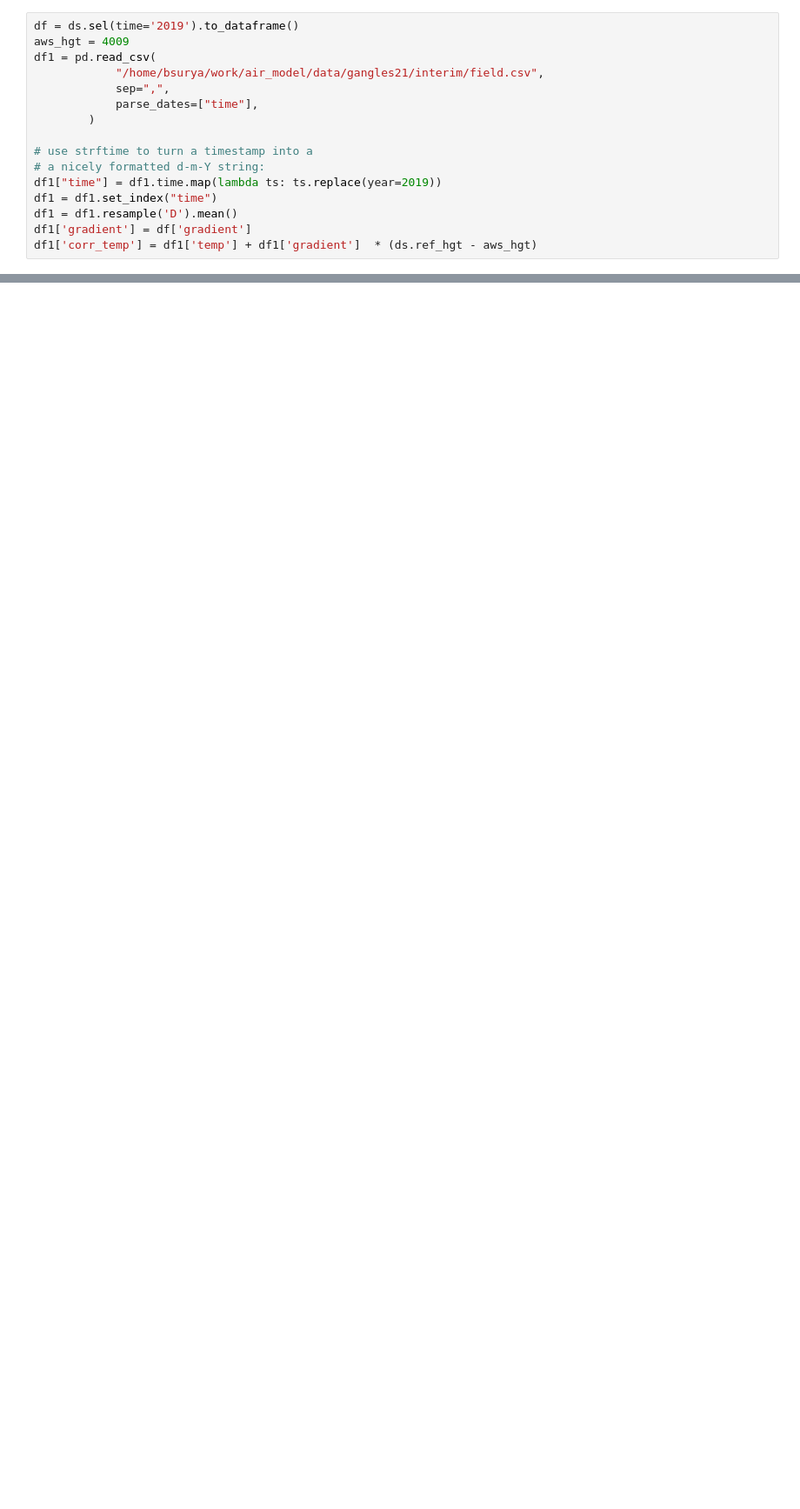
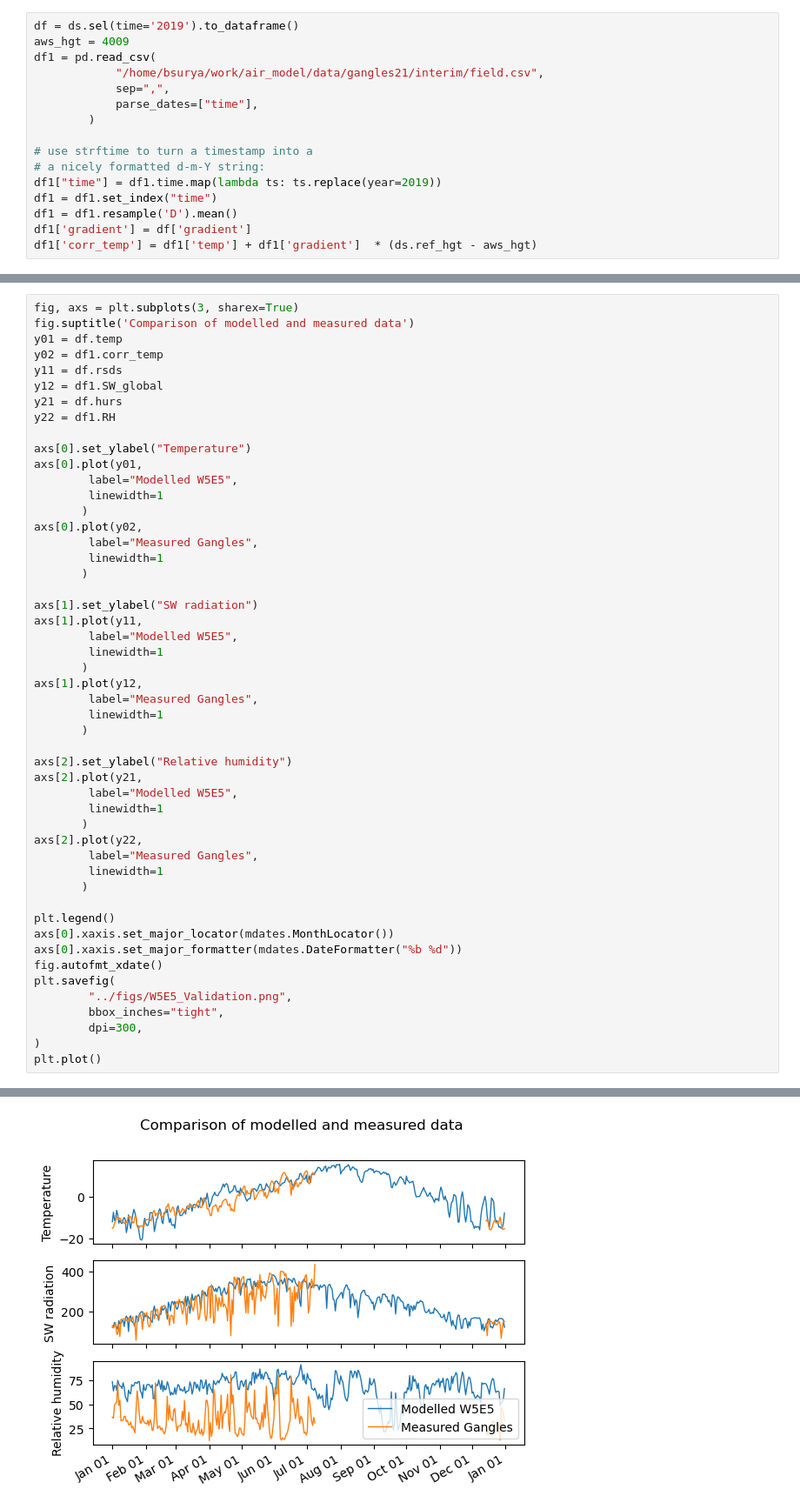
Before and after one commit to gayashiva/AIR-suitability-index, a Jupyter notebook: docs/test-W5E5-quality.ipynb, the cells around one changed output, grey strips where cells are left out. Shown at 87% size. Drawn from its saved outputs; the diff is of its cells as text; blank space fills up the shorter version.

```diff
--- a/docs/test-W5E5-quality.ipynb
+++ b/docs/test-W5E5-quality.ipynb
@@ -147,0 +219,51 @@ df1['corr_temp'] = df1['temp'] + df1['gradient']  * (ds.ref_hgt - aws_hgt)
+# %%
+fig, axs = plt.subplots(3, sharex=True)
+fig.suptitle('Comparison of modelled and measured data')
+y01 = df.temp
+y02 = df1.corr_temp
+y11 = df.rsds
+y12 = df1.SW_global
+y21 = df.hurs
+y22 = df1.RH
+
+axs[0].set_ylabel("Temperature")
+axs[0].plot(y01,
+        label="Modelled W5E5",
+        linewidth=1
+       )
+axs[0].plot(y02,
+        label="Measured Gangles",
+        linewidth=1
+       )
+
+axs[1].set_ylabel("SW radiation")
+axs[1].plot(y11,
+        label="Modelled W5E5",
+        linewidth=1
+       )
+axs[1].plot(y12,
+        label="Measured Gangles",
+        linewidth=1
+       )
+
+axs[2].set_ylabel("Relative humidity")
+axs[2].plot(y21,
+        label="Modelled W5E5",
+        linewidth=1
+       )
+axs[2].plot(y22,
+        label="Measured Gangles",
+        linewidth=1
+       )
+
+plt.legend()
+axs[0].xaxis.set_major_locator(mdates.MonthLocator())
+axs[0].xaxis.set_major_formatter(mdates.DateFormatter("%b %d"))
+fig.autofmt_xdate()
+plt.savefig(
+        "../figs/W5E5_Validation.png",
+        bbox_inches="tight",
+        dpi=300,
+)
+plt.plot()
+# %% [output]
@@ -147,0 +271 @@ df1['corr_temp'] = df1['temp'] + df1['gradient']  * (ds.ref_hgt - aws_hgt)
+[figure, added]
```
Also changed, not shown: parts of 10 cells of this notebook, 7 other files.
